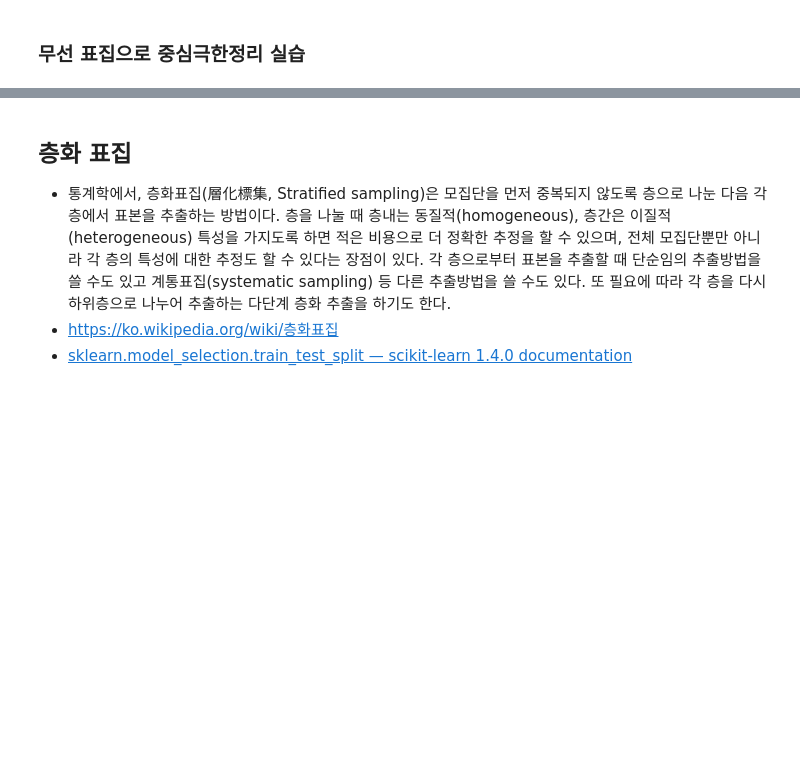
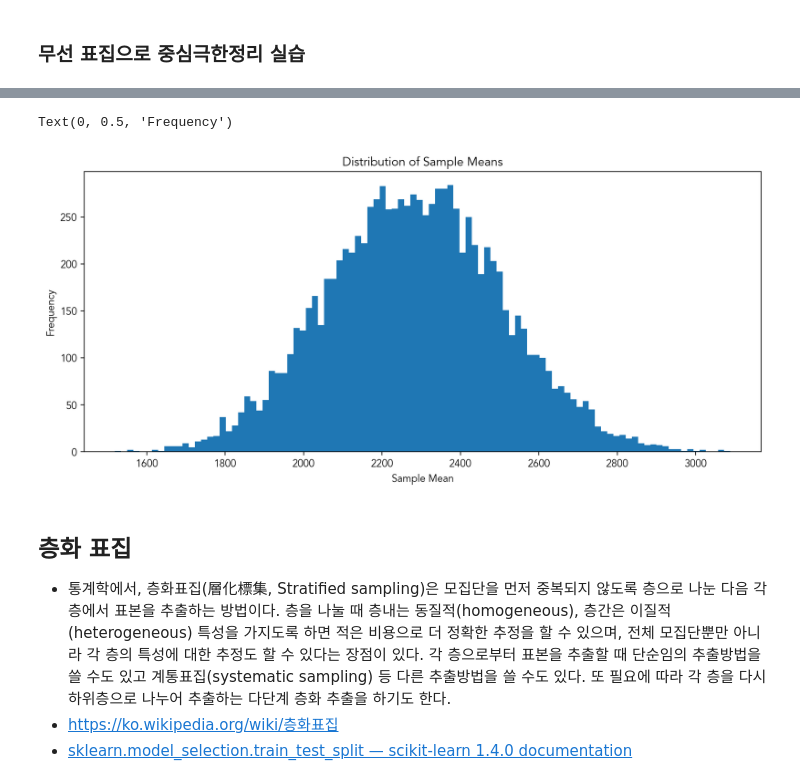
Before and after one commit to gyjong/workplace, a Jupyter notebook: Statistics/0102-telco-input.ipynb, the cells around one changed output, grey strips where cells are left out. Drawn from its saved outputs; the diff is of its cells as text; code cells hidden in the pictures; blank space fills up the shorter version.

```diff
--- a/Statistics/0102-telco-input.ipynb
+++ b/Statistics/0102-telco-input.ipynb
@@ -110,17 +252,22 @@ memory usage: 1.1+ MB
 # %%
 # 중심극한정리를 시연하기 위해, 여러 번에 걸쳐서 표본 평균을 계산합니다.
 sample_means = []
-n_samples = 1000  # 표본 추출 횟수
-sample_size = 50   # 각 표본의 크기
+n_samples = 10000  # 표본 추출 횟수
+sample_size = 100   # 각 표본의 크기
 
-# for _ in range(n_samples):
+for _ in range(n_samples):
+    sample = df['TotalCharges'].sample(sample_size)  # 데이터프레임에서 표본을 추출합니다.
+    sample_means.append(sample.mean())  # 표본 평균을 리스트에 추가합니다.
 # %%
 # 표본 평균들의 분포를 시각화합니다.
-plt.hist(sample_means, bins=30, edgecolor='black')
+fig = plt.figure(figsize=(12, 5))
+plt.hist(sample_means, bins=100)
 plt.title('Distribution of Sample Means')
 plt.xlabel('Sample Mean')
 plt.ylabel('Frequency')
-plt.show()
+# %% [output]
+Text(0, 0.5, 'Frequency')
+[figure, added]
 # %% [markdown]
 ## 층화 표집
 * 통계학에서, 층화표집(層化標集, Stratified sampling)은 모집단을 먼저 중복되지 않도록 층으로 나눈 다음 각 층에서 표본을 추출하는 방법이다. 층을 나눌 때 층내는 동질적(homogeneous), 층간은 이질적(heterogeneous) 특성을 가지도록 하면 적은 비용으로 더 정확한 추정을 할 수 있으며, 전체 모집단뿐만 아니라 각 층의 특성에 대한 추정도 할 수 있다는 장점이 있다. 각 층으로부터 표본을 추출할 때 단순임의 추출방법을 쓸 수도 있고 계통표집(systematic sampling) 등 다른 추출방법을 쓸 수도 있다. 또 필요에 따라 각 층을 다시 하위층으로 나누어 추출하는 다단계 층화 추출을 하기도 한다.
```
Also changed, not shown: parts of 48 cells of this notebook.
